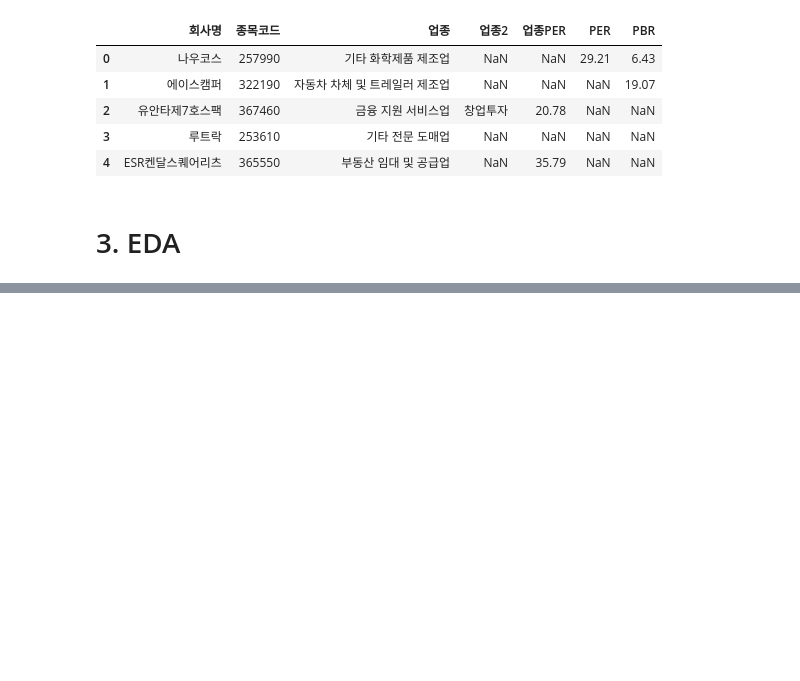
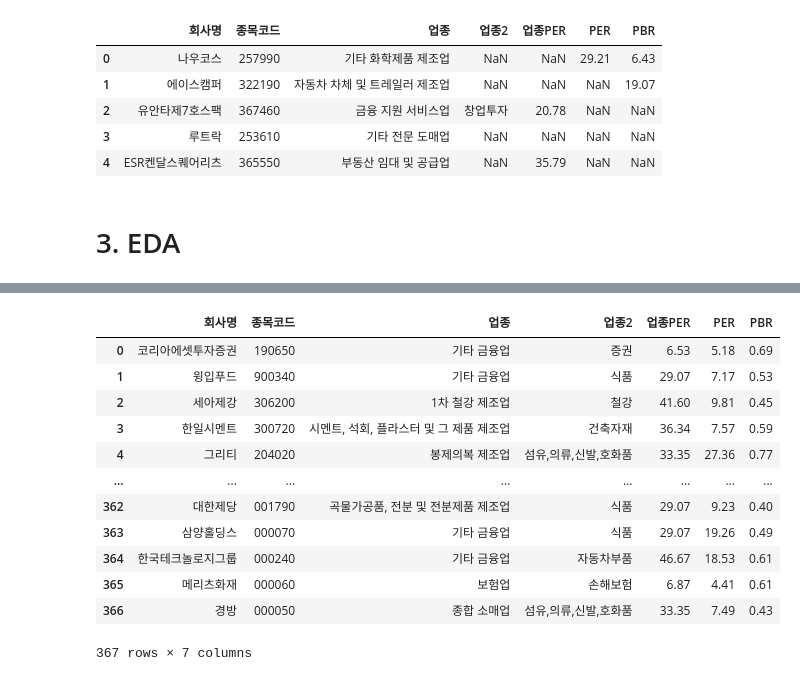
Before and after one commit to CSJ516/Investment_Portfolio_project, a Jupyter notebook: 02.업종별 EDA.ipynb, the cells around one changed output, grey strips where cells are left out. Cells and saved outputs as stored; diff of their text form; code cells hidden in the pictures; blank space fills up the shorter version.

```diff
--- a/02.업종별 EDA.ipynb
+++ b/02.업종별 EDA.ipynb
@@ -170,3 +202,9 @@ plt.show()
+# %%
+# 숫자 비교를 위해 타입 변환
+data3['종목코드'] = data3['종목코드'].astype('object')
+data3['PER'] = data3['PER'].str.replace(',','')
+data3['PER'] = data3['PER'].astype('float')
+data3['PBR'] = data3['PBR'].apply(pd.to_numeric, errors='coerce')
 # %%
 data3.info()
 # %% [output]
@@ -186,4 +224 @@ dtypes: float64(1), int64(1), object(5)
 memory usage: 132.0+ KB
-# %%
-data3.replace(',','',inplace=True)
-data3['PER'] = data3['PER'].astype('float')
@@ -195,0 +234,17 @@ DataError: No numeric types to aggregate
+# %%
+low_value = data3[(data3['업종PER'] > data3['PER'])&(data3['PBR'] <= 1)].reset_index(drop=True)
+low_value
+# %% [output]
+|  | 회사명 | 종목코드 | 업종 | 업종2 | 업종PER | PER | PBR |
+| 0 | 코리아에셋투자증권 | 190650 | 기타 금융업 | 증권 | 6.53 | 5.18 | 0.69 |
+| 1 | 윙입푸드 | 900340 | 기타 금융업 | 식품 | 29.07 | 7.17 | 0.53 |
+| 2 | 세아제강 | 306200 | 1차 철강 제조업 | 철강 | 41.60 | 9.81 | 0.45 |
+| 3 | 한일시멘트 | 300720 | 시멘트, 석회, 플라스터 및 그 제품 제조업 | 건축자재 | 36.34 | 7.57 | 0.59 |
+| 4 | 그리티 | 204020 | 봉제의복 제조업 | 섬유,의류,신발,호화품 | 33.35 | 27.36 | 0.77 |
+| ... | ... | ... | ... | ... | ... | ... | ... |
+| 362 | 대한제당 | 001790 | 곡물가공품, 전분 및 전분제품 제조업 | 식품 | 29.07 | 9.23 | 0.40 |
+| 363 | 삼양홀딩스 | 000070 | 기타 금융업 | 식품 | 29.07 | 19.26 | 0.49 |
+| 364 | 한국테크놀로지그룹 | 000240 | 기타 금융업 | 자동차부품 | 46.67 | 18.53 | 0.61 |
+| 365 | 메리츠화재 | 000060 | 보험업 | 손해보험 | 6.87 | 4.41 | 0.61 |
+| 366 | 경방 | 000050 | 종합 소매업 | 섬유,의류,신발,호화품 | 33.35 | 7.49 | 0.43 |
+367 rows × 7 columns
```
Also changed, not shown: parts of 19 cells of this notebook, 2 other files.
